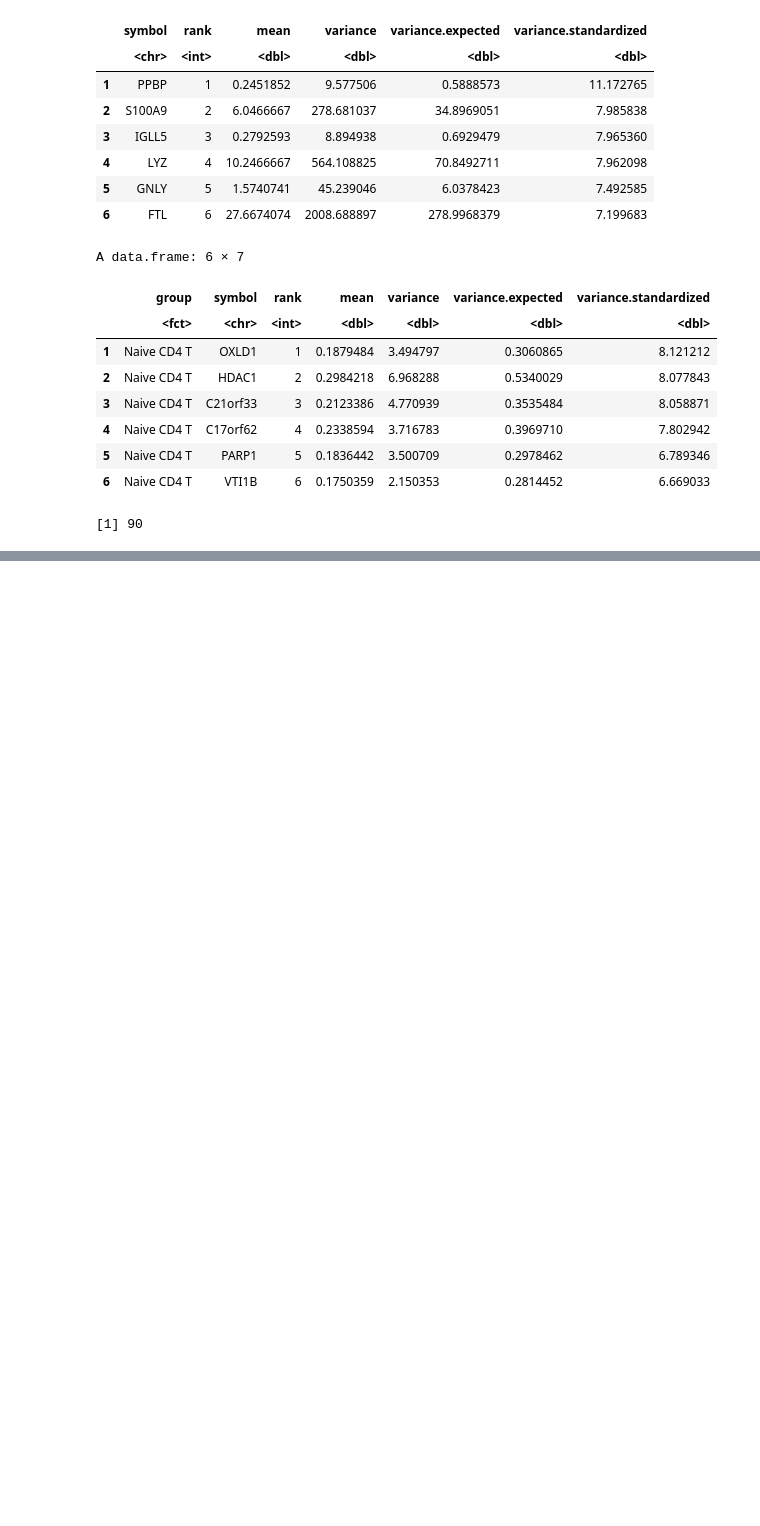
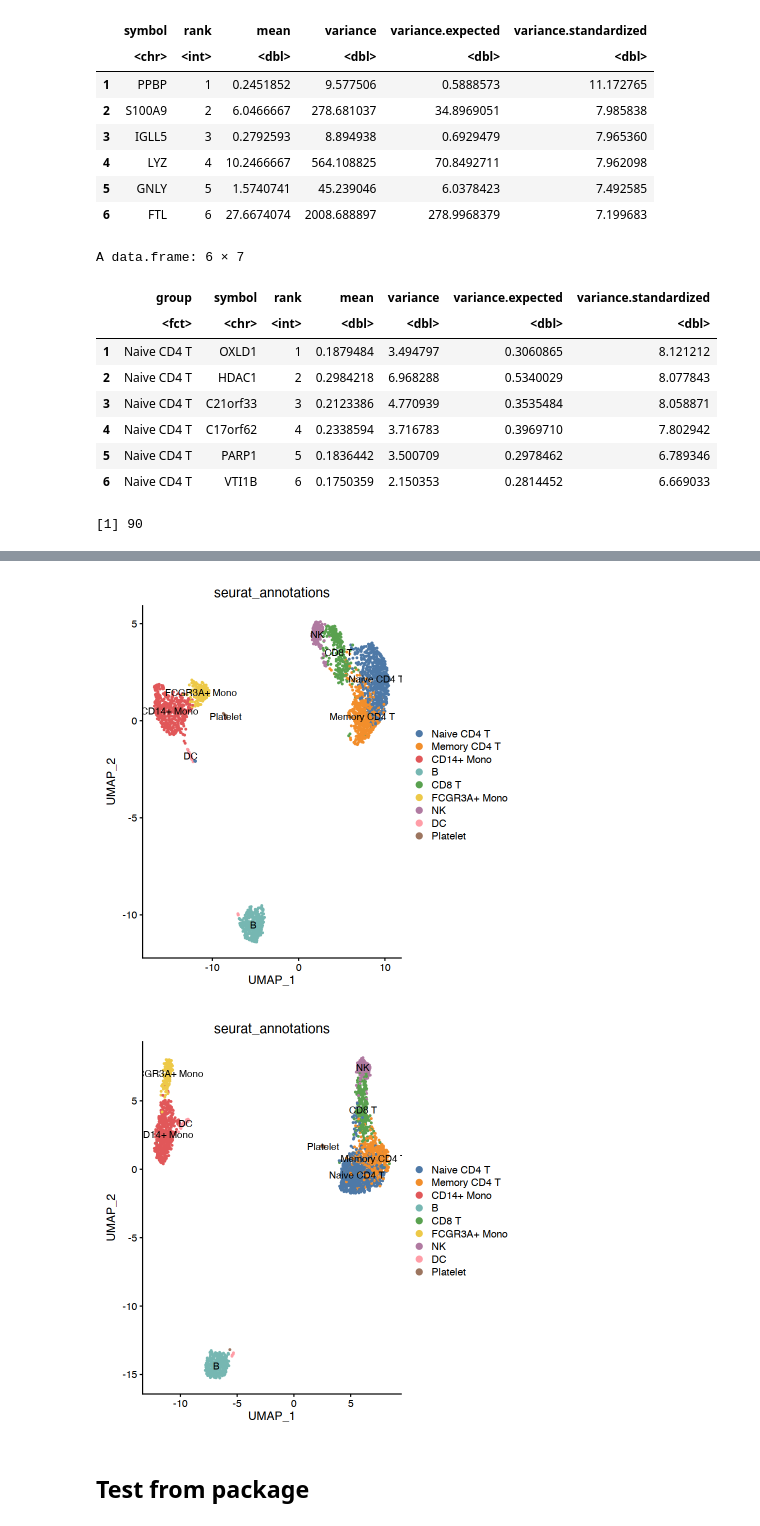
Before and after one commit to immunogenomics/singlecellmethods, a Jupyter notebook: example.ipynb, the cells around one changed output, grey strips where cells are left out. Saved outputs shown, nothing was run; the diff lists cells and outputs as text; code cells hidden in the pictures; blank space fills up the shorter version.

```diff
--- a/example.ipynb
+++ b/example.ipynb
@@ -551,0 +572,33 @@ A data.frame: 6 × 7
+# %%
+RunBalancedPCA <- function(obj, weight.by='orig.ident', npcs=20, assay.use='RNA', reduction.name = "pca", reduction.key = "PC_") {
+    if (!weight.by %in% colnames(obj@meta.data))
+        stop(glue('Variable {weight.by} not defined in this object'))
+    if (length(unique(obj@meta.data[[weight.by]])) == 1)
+        stop(glue('Only 1 level found for {weight.by}. Balanced PCA requires at least 2.'))
+    if (any(is.na(obj@meta.data[[weight.by]])))
+        stop(glue('Balanced PCA must have non-NA values in {weight.by} variable for all cells'))
+
+    y <- obj@meta.data[[weight.by]]
+    weights <- as.numeric(((1 / table(y))[y]) * (length(y) / length(unique(y))))
+    pca_res <- weighted_pca(
+        obj@assays[[assay.use]]@data,
+        weights,
+        obj@assays[[assay.use]]@var.features,
+        npcs,
+        scale_thresh=10
+    )
+
+    ## Put it back into Seurat
+    obj@assays[[assay.use]]@meta.features <- obj@assays[[assay.use]]@meta.features %>%
+        tibble::rownames_to_column('symbol') %>%
+        left_join(dplyr::rename(pca_res$vargenes, balanced_pca_mean = mean, balanced_pca_stddev = stddev)) %>%
+        tibble::column_to_rownames('symbol')
+    obj[[reduction.name]] <- Seurat::CreateDimReducObject(
+        embeddings = pca_res$embeddings,
+        loadings = pca_res$loadings,
+        stdev = as.numeric(apply(pca_res$embeddings, 2, stats::sd)),
+        assay = assay.use,
+        key = reduction.key
+    )
+    return(obj)
+}
@@ -551,0 +611,11 @@ A data.frame: 6 × 7
+# %%
+library(ggthemes)
+# DimPlot(pbmc3k, group.by = 'seurat_annotations', reduction = 'pca', cols = tableau_color_pal()(10), shuffle = TRUE, label = TRUE)
+# DimPlot(obj, group.by = 'seurat_annotations', reduction = 'pca', cols = tableau_color_pal()(10), shuffle = TRUE, label = TRUE)
+DimPlot(pbmc3k, group.by = 'seurat_annotations', reduction = 'umap', cols = tableau_color_pal()(10), shuffle = TRUE, label = TRUE)
+DimPlot(obj, group.by = 'seurat_annotations', reduction = 'umap', cols = tableau_color_pal()(10), shuffle = TRUE, label = TRUE)
+# %% [output]
+[figure, added]
+[figure, added]
+# %% [markdown]
+## Test from package
```
Also changed, not shown: parts of 22 cells of this notebook, 6 other files.
